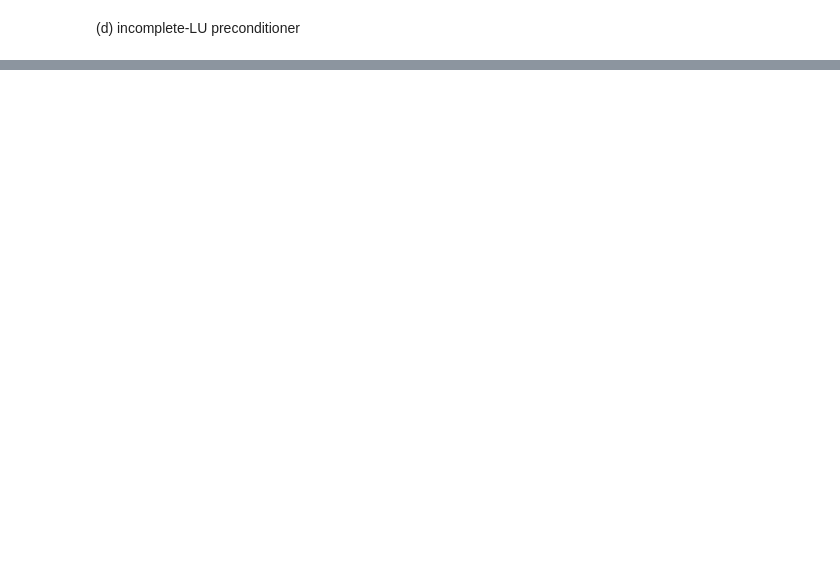
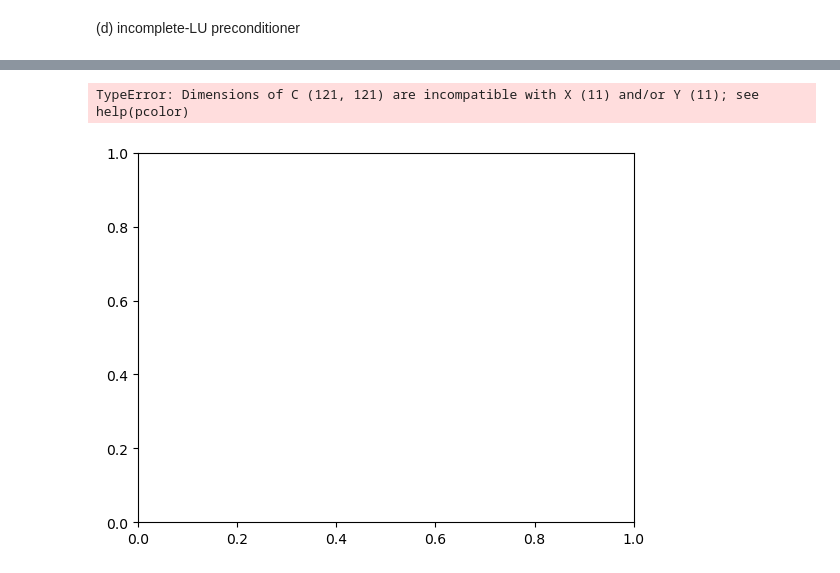
Before and after one commit to RFurze/ScientificComputing, a Jupyter notebook: Assignment2_2c.ipynb, the cells around one changed output, grey strips where cells are left out. Saved outputs shown, nothing was run; the diff lists cells and outputs as text; code cells hidden in the pictures; blank space fills up the shorter version.

```diff
--- a/Assignment2_2c.ipynb
+++ b/Assignment2_2c.ipynb
@@ -270,0 +291,19 @@ plt.show()
+# %%
+import scipy as sp
+import numpy as np
+from scipy.sparse.linalg import norm
+
+def myPCG( A, b, L, U, tol, maxit ):
+    N = len(b)
+
+    iterate_counts = 0
+    def iterate_count(x):
+        iterate_count.iterate_counts += 1
+
+    iterate_count.iterate_counts = 0
+
+    M = L@U
+
+    f = sp.sparse.csc_array((N, 1), dtype=np.float64)
+    f, info = sp.sparse.linalg.cg(A, b, x0=None, tol=tol, maxiter=maxit, M=M, callback=iterate_count, atol=None)
+    return f, info
@@ -270,0 +353,43 @@ plt.show()
+# %%
+import matplotlib.pyplot as plt
+import numpy as np
+from matplotlib import cm
+from matplotlib.ticker import LinearLocator
+import matplotlib.patches as patches
+
+fig, ax = plt.subplots()
+h = 0.1
+hx = 0.1
+# Make data.
+X = np.arange(0., 1.+h, h)
+Y = np.arange(0., 1.+h, h)
+X, Y = np.meshgrid(X, Y)
+Z = solgrad3
+
+# Plot the surface.
+surf = ax.pcolor(X, Y, Z, cmap=cm.coolwarm,
+                       linewidth=0, antialiased=False)
+
+# Create a Rectangle patch
+rect = patches.Rectangle((0.1, 0.1), 0.2, 0.2, linewidth=1, edgecolor='k', facecolor='none')
+
+# Add the patch to the Axes
+ax.add_patch(rect)
+
+# Add a color bar which maps values to colors.
+fig.colorbar(surf, shrink=0.5, aspect=5)
+hx = 0.1
+# Add a grid
+plt.grid(which='major', axis='both', linestyle='-', color='k', linewidth=0.5)
+plt.minorticks_on()
+plt.grid(which='minor', axis='both', linestyle='-', color='k', linewidth=0.5)
+major_ticks = np.arange(0., 1.+hx, hx)
+minor_ticks = np.arange(0., 1.+hx, hx)
+
+plt.xticks(major_ticks)
+plt.yticks(major_ticks)
+
+plt.show()
+# %% [output]
+TypeError: Dimensions of C (121, 121) are incompatible with X (11) and/or Y (11); see help(pcolor)
+[figure, added]
```
Also changed, not shown: parts of 8 cells of this notebook, 1 other file.
